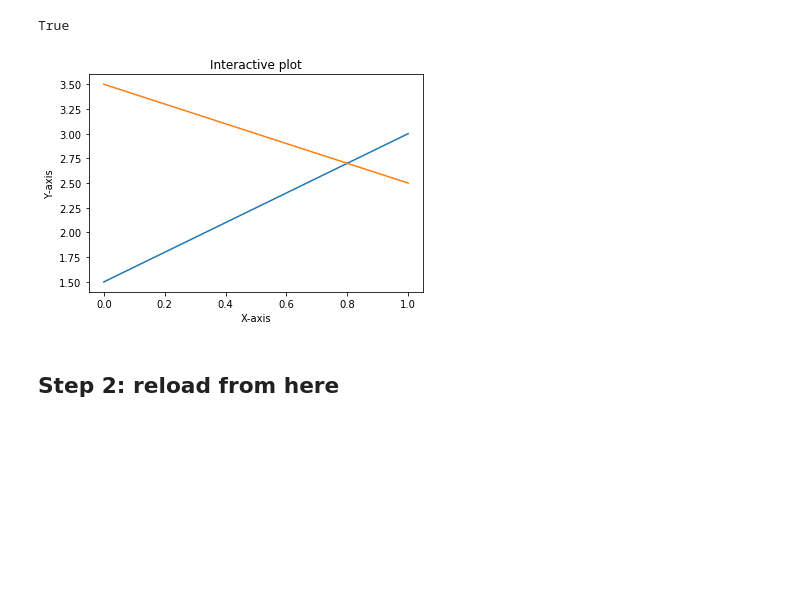
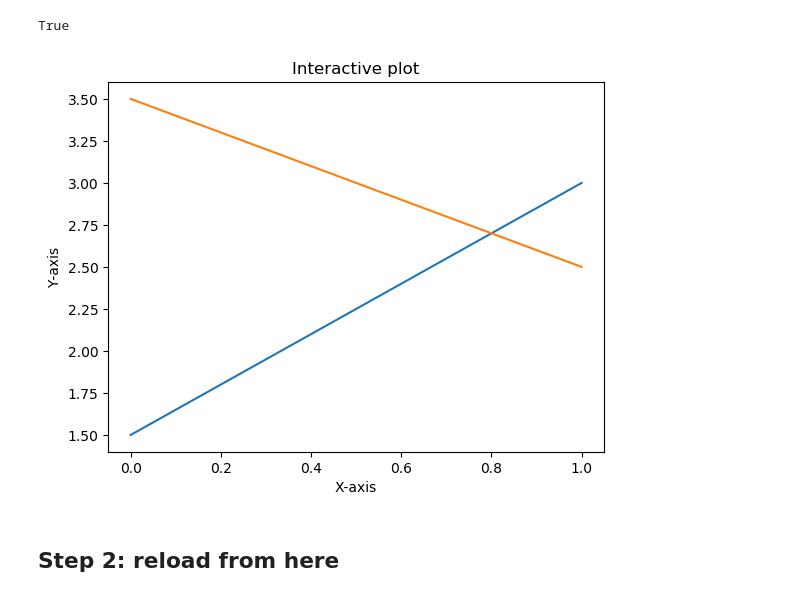
Before and after one commit to allaccountstaken/matplotlib, a Jupyter notebook: matplotlib_anatomy.ipynb, the cells around one changed output. Cells and saved outputs as stored; diff of their text form; code cells hidden in the pictures; blank space fills up the shorter version.

```diff
--- a/matplotlib_anatomy.ipynb
+++ b/matplotlib_anatomy.ipynb
@@ -7,16 +7,16 @@ mpl.is_interactive()
 True
 # %%
 plt.ion()
-plt.figure(figsize=(6, 4))
+#
 plt.plot([1.5, 3])
 plt.plot([3.5, 2.5])
 # Add labels and title
 plt.title("Interactive plot")
 plt.xlabel("X-axis")
 plt.ylabel("Y-axis")
 plt.show()
 # %% [output]
-[figure, old version]
+[figure, new version]
 # %% [markdown]
 ## Step 2: reload from here
 # %%
```
Also changed, not shown: parts of 2 cells of this notebook, 2 other files.
